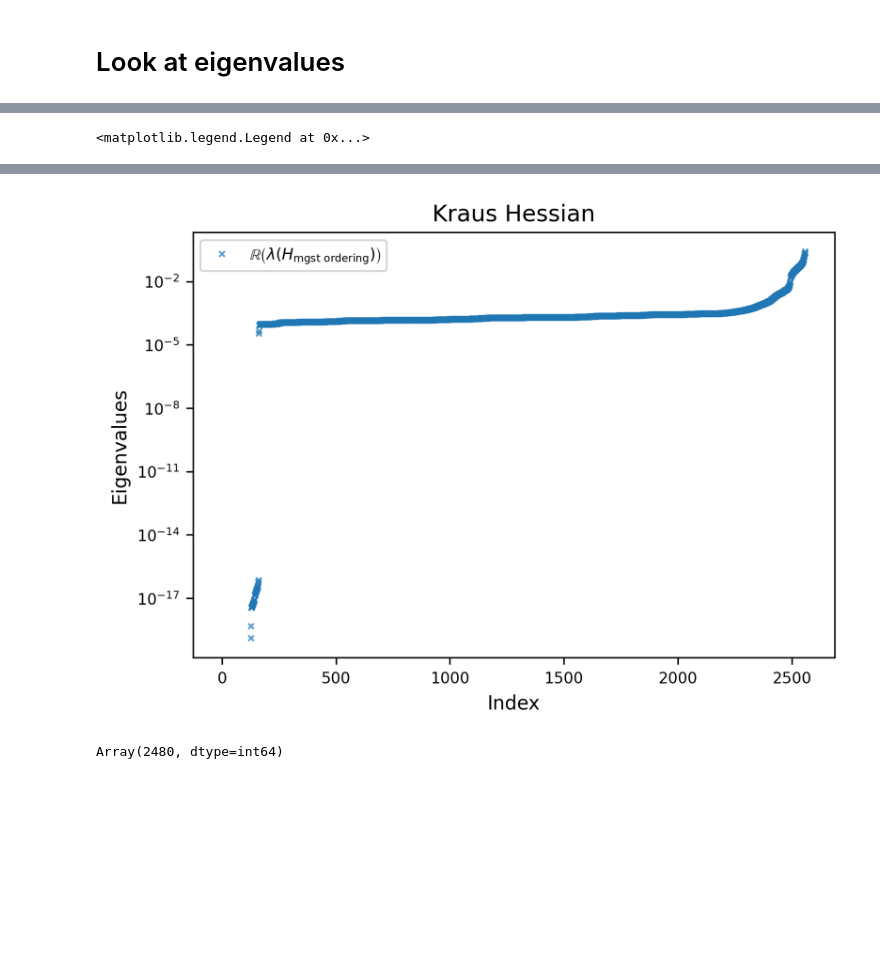
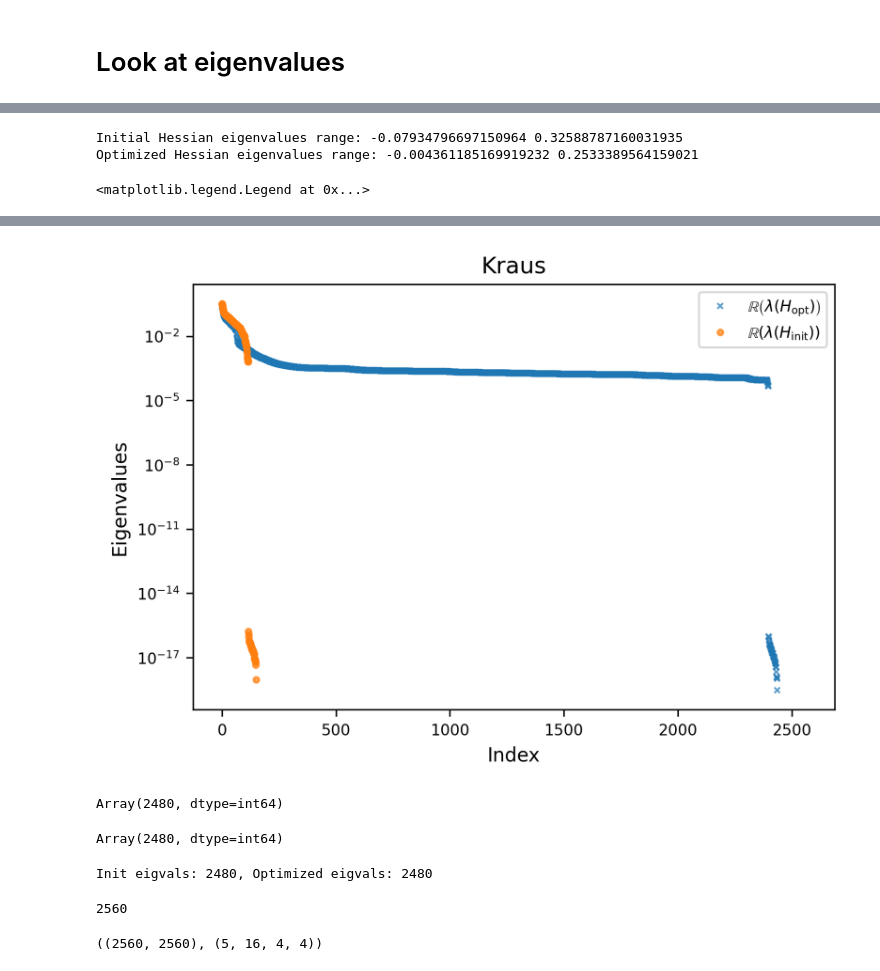
Before and after one commit to EmilianoG-byte/iqm-benchmarks, a Jupyter notebook: playground/num_sequences/slq_at_critical_point.ipynb, the cells around one changed output, grey strips where cells are left out. Saved outputs shown, nothing was run; the diff lists cells and outputs as text; code cells hidden in the pictures; blank space fills up the shorter version.

```diff
--- a/playground/num_sequences/slq_at_critical_point.ipynb
+++ b/playground/num_sequences/slq_at_critical_point.ipynb
@@ -199,0 +219,8 @@ State: 5.71312386097968e-08
+# %%
+rhessian_kraus_init, euclidean_derivatives_init = compute_riemannian_hessian_kraus(
+    kraus_tensor_mgst=kraus_mgst_init,
+    povm_mgst=povm_mgst_init,
+    state_mgst=state_mgst_init,
+    indices_list=indices_list,
+    prob_matrix=prob_matrix,
+)
@@ -199,0 +230,8 @@ State: 5.71312386097968e-08
+# %%
+num_gates, kraus_rank, dim, dim =  kraus_mgst_init.shape
+n = kraus_rank * dim
+p = dim
+vect_dim = n * p
+
+rhessian_kraus_mgst_init_mtrx = rhessian_kraus_init.reshape(2 * num_gates * vect_dim, 2 * num_gates * vect_dim)
+rhessian_kraus_mgst_init_mtrx.shape
@@ -231,3 +269,8 @@ rhessian_kraus_mgst_mtrx.shape
 (2560, 2560)
 # %% [markdown]
 # Look at eigenvalues
+# %%
+reigvals_kraus_init = jnp.linalg.eigvals(rhessian_kraus_mgst_init_mtrx)
+reigvals_kraus_real_init = reigvals_kraus_init.real
+reigvals_kraus_imag_init = reigvals_kraus_init.imag
+jnp.linalg.norm(reigvals_kraus_imag_init), jnp.linalg.norm(reigvals_kraus_real_init)
@@ -241,10 +286,19 @@ jnp.linalg.norm(reigvals_kraus_imag), jnp.linalg.norm(reigvals_kraus_real)
+# %%
+# Range of eigenvalues
+print("Initial Hessian eigenvalues range:", jnp.min(reigvals_kraus_real_init), jnp.max(reigvals_kraus_real_init))
+print("Optimized Hessian eigenvalues range:", jnp.min(reigvals_kraus_real), jnp.max(reigvals_kraus_real))
+# %% [output]
+Initial Hessian eigenvalues range: -0.07934796697150964 0.32588787160031935
+Optimized Hessian eigenvalues range: -0.004361185169919232 0.2533389564159021
 # %%
-eigvals_real_all_kraus_ordered = jnp.sort(reigvals_kraus_real)
+eigvals_real_all_kraus_ordered = jnp.sort(reigvals_kraus_real, descending=True)
+eigvals_real_all_kraus_init_ordered = jnp.sort(reigvals_kraus_real_init, descending=True)
 # %%
 # get the eigenvalues of the hessian
 plt.figure(figsize=(6, 4), dpi=300)
-plt.title("Kraus Hessian", fontsize=12)
-plt.semilogy(eigvals_real_all_kraus_ordered, "x", markersize=3, label=r"$\mathbb{R}\left( \lambda(H_{\text{mgst ordering}}) \right)$", alpha=0.7)
+plt.title("Kraus", fontsize=12)
+plt.semilogy(eigvals_real_all_kraus_ordered, "x", markersize=3, label=r"$\mathbb{R}\left( \lambda(H_{\text{opt}}) \right)$", alpha=0.7)
+plt.semilogy(eigvals_real_all_kraus_init_ordered, "o", markersize=3, label=r"$\mathbb{R}\left( \lambda(H_{\text{init}}) \right)$", alpha=0.7)
 plt.ylabel("Eigenvalues", fontsize=10)
 plt.xlabel("Index", fontsize=10)
 plt.legend()
@@ -255,2 +311,2 @@ plt.legend()
-[figure, old version]
+[figure, new version]
 # %%
@@ -258,2 +314,19 @@ jnp.linalg.matrix_rank(rhessian_kraus_mgst_mtrx)
 # %% [output]
 Array(2480, dtype=int64)
+# %%
+jnp.linalg.matrix_rank(rhessian_kraus_mgst_init_mtrx, rtol=1e-8)
+# %% [output]
+Array(2480, dtype=int64)
+# %%
+eps = 1e-5
+print(f"Init eigvals: {jnp.sum(jnp.abs(reigvals_kraus_real_init) > eps)}, Optimized eigvals: {jnp.sum(jnp.abs(reigvals_kraus_real) > eps)}")
+# %% [output]
+Init eigvals: 2480, Optimized eigvals: 2480
+# %%
+16 * 5 + 2480
+# %% [output]
+2560
+# %%
+rhessian_kraus_mgst_init_mtrx.shape, kraus_tensor_init_jax.shape
+# %% [output]
+((2560, 2560), (5, 16, 4, 4))
```
Also changed, not shown: parts of 53 cells of this notebook, 2 other files.
